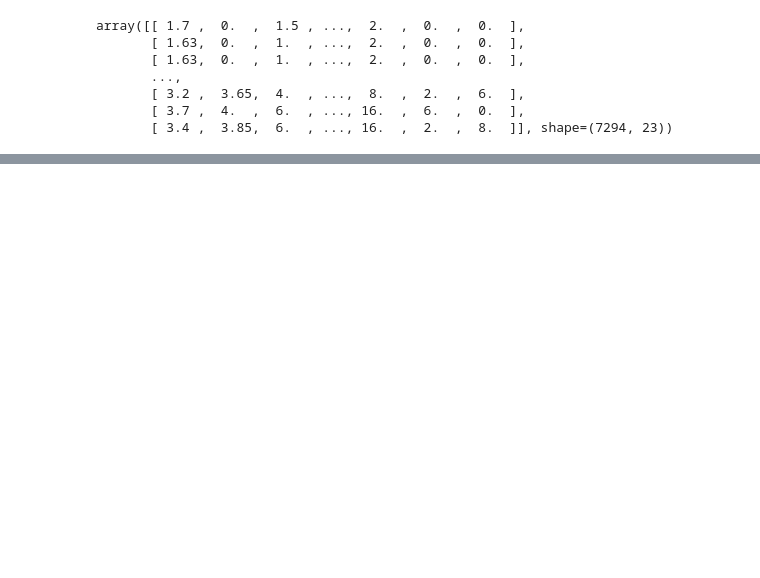
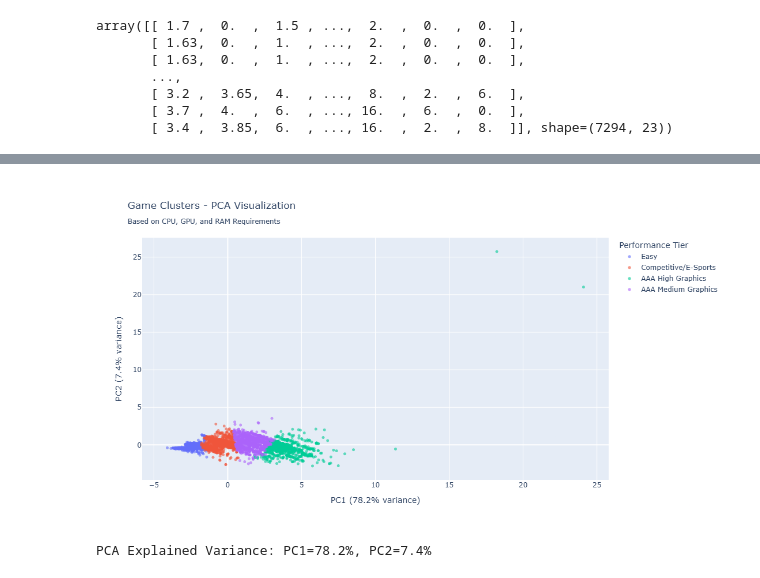
Before and after one commit to GrupoMackenzie/ProjetoAplicado03-DataScience-Mackenzie-2026, a Jupyter notebook: src/notebooks/EDA_videogame_requirements.ipynb, the cells around one changed output, grey strips where cells are left out. Saved outputs shown, nothing was run; the diff lists cells and outputs as text; code cells hidden in the pictures; blank space fills up the shorter version.

```diff
--- a/src/notebooks/EDA_videogame_requirements.ipynb
+++ b/src/notebooks/EDA_videogame_requirements.ipynb
@@ -130,0 +220,18 @@ px.scatter(data[:, 19], data[:, 19], color=y_pred)
+# %%
+# Step 4: Prepare data for KMeans
+# Extract feature matrix and game names
+game_names = df_features['Name'].values
+X = df_features[feature_columns].values
+
+print(f'Feature matrix shape: {X.shape}')
+print(f'Features: {feature_columns}')
+
+# Step 5: Feature Scaling
+# KMeans is distance-based, so scaling is ESSENTIAL
+# Without scaling, features with larger ranges dominate
+
+scaler = StandardScaler()
+X_scaled = scaler.fit_transform(X)
+
+print('\nScaled features - Mean (should be ~0):', X_scaled.mean(axis=0).round(2))
+print('Scaled features - Std (should be ~1):', X_scaled.std(axis=0).round(2))
@@ -130,0 +411,36 @@ px.scatter(data[:, 19], data[:, 19], color=y_pred)
+# %%
+# Step 11: Visualizations
+# Using PCA to reduce dimensions for visualization
+from sklearn.decomposition import PCA
+
+# Reduce to 2D for plotting
+pca = PCA(n_components=2)
+X_pca = pca.fit_transform(X_scaled)
+
+# Create visualization dataframe
+viz_df = pd.DataFrame({
+    'PC1': X_pca[:, 0],
+    'PC2': X_pca[:, 1],
+    'Cluster': df_features['Cluster'].values,
+    'Cluster_Label': df_features['Cluster_Label'].values
+})
+
+# PCA Scatter Plot
+fig_pca = px.scatter(
+    viz_df,
+    x='PC1', y='PC2',
+    color='Cluster_Label',
+    title='Game Clusters - PCA Visualization<br><sub>Based on CPU, GPU, and RAM Requirements</sub>',
+    labels={'PC1': f'PC1 ({pca.explained_variance_ratio_[0]*100:.1f}% variance)',
+            'PC2': f'PC2 ({pca.explained_variance_ratio_[1]*100:.1f}% variance)',
+            'Cluster_Label': 'Performance Tier'},
+    hover_data={'Name': df_features['Name'].values[:len(viz_df)]}
+)
+fig_pca.update_layout(width=900, height=600)
+fig_pca.update_traces(marker=dict(size=5, opacity=0.6))
+fig_pca.show()
+
+print(f'PCA Explained Variance: PC1={pca.explained_variance_ratio_[0]*100:.1f}%, PC2={pca.explained_variance_ratio_[1]*100:.1f}%')
+# %% [output]
+[figure, added]
+PCA Explained Variance: PC1=78.2%, PC2=7.4%
```
Also changed, not shown: parts of 22 cells of this notebook, 14 other files.
